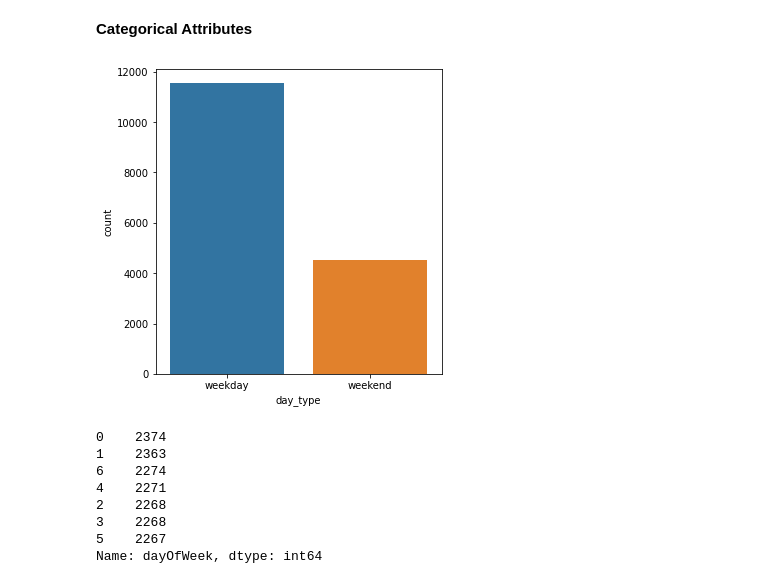
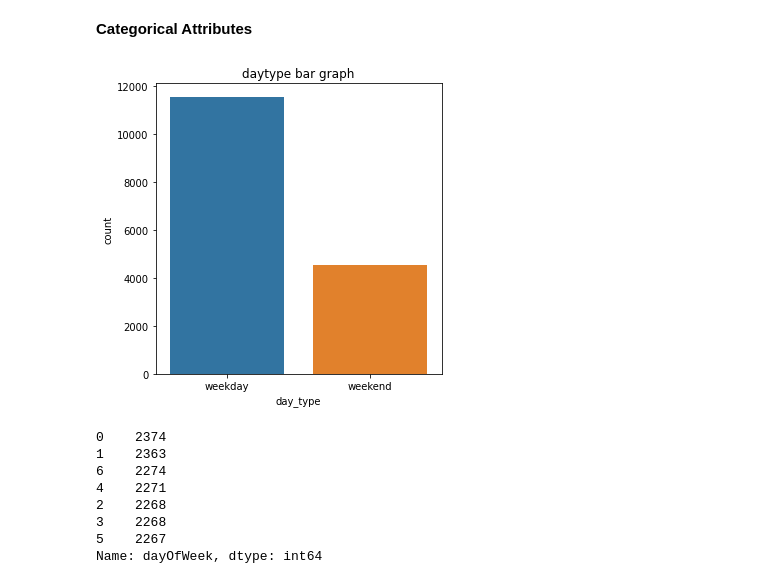
Before and after one commit to WilkisterMbaka/Autolib-EDA-and-Hypotheses-Testing-, a Jupyter notebook: Moringa_Data_Science_Core_W4_Independent_Project_2022_05_Wilkister_Mbaka.ipynb, the cells around one changed output. Saved outputs shown, nothing was run; the diff lists cells and outputs as text; code cells hidden in the pictures.

```diff
--- a/Moringa_Data_Science_Core_W4_Independent_Project_2022_05_Wilkister_Mbaka.ipynb
+++ b/Moringa_Data_Science_Core_W4_Independent_Project_2022_05_Wilkister_Mbaka.ipynb
@@ -418,13 +415,14 @@ slots_taken_sum is positively skewed and majority of the sum in the range of 0-4
 # %%
 # Countplots
 plt.rcParams["figure.figsize"] = [5, 5]
 plt.rcParams["figure.autolayout"] = True
 
 sns.countplot(df.day_type, x='day_type')
+plt.title('daytype bar graph')
 
 plt.show()
 # %% [output]
-[figure, old version]
+[figure, new version]
 # %%
 #Frequency distribution table
 df['dayOfWeek'].value_counts().sort_values(ascending=False)
```
Also changed, not shown: parts of 21 cells of this notebook.
